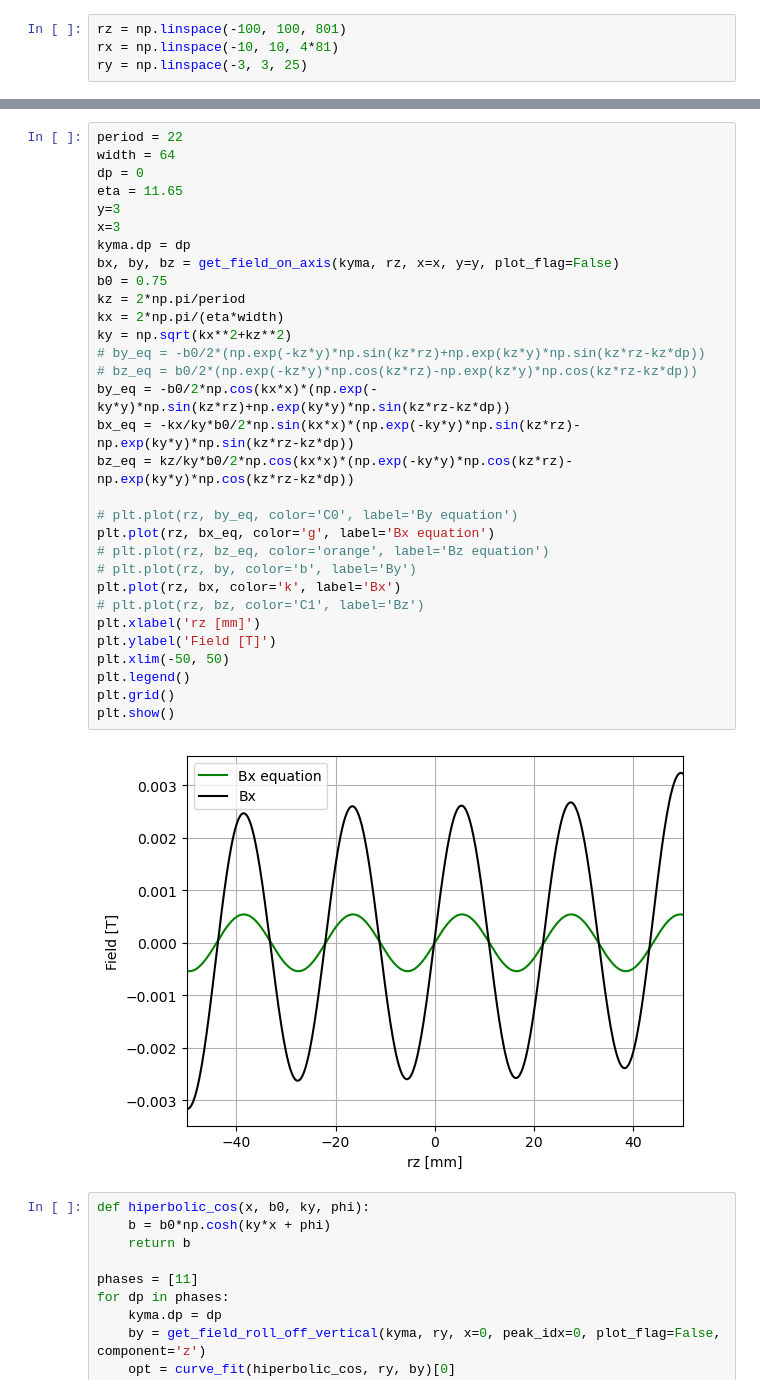
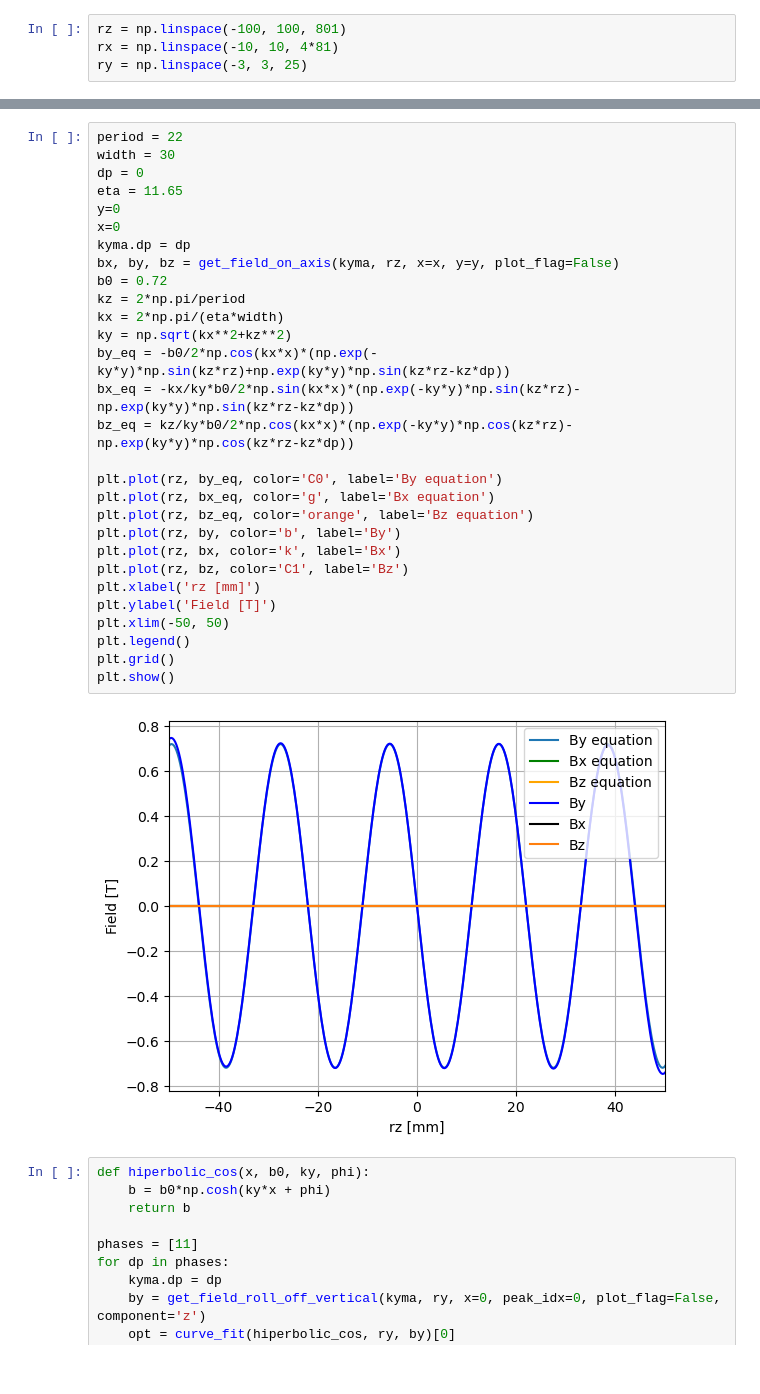
Before and after one commit to lnls-fac/idanalysis-old, a Jupyter notebook: scripts/ids_tests/Roll-off_tests.ipynb, the cells around one changed output, grey strips where cells are left out. Saved outputs shown, nothing was run; the diff lists cells and outputs as text.

```diff
--- a/scripts/ids_tests/Roll-off_tests.ipynb
+++ b/scripts/ids_tests/Roll-off_tests.ipynb
@@ -155,36 +155,34 @@ plt.show()
 # %%
 period = 22
-width = 64
+width = 30
 dp = 0
 eta = 11.65
-y=3
-x=3
+y=0
+x=0
 kyma.dp = dp
 bx, by, bz = get_field_on_axis(kyma, rz, x=x, y=y, plot_flag=False)
-b0 = 0.75
+b0 = 0.72
 kz = 2*np.pi/period
 kx = 2*np.pi/(eta*width)
 ky = np.sqrt(kx**2+kz**2)
-# by_eq = -b0/2*(np.exp(-kz*y)*np.sin(kz*rz)+np.exp(kz*y)*np.sin(kz*rz-kz*dp))
-# bz_eq = b0/2*(np.exp(-kz*y)*np.cos(kz*rz)-np.exp(kz*y)*np.cos(kz*rz-kz*dp))
 by_eq = -b0/2*np.cos(kx*x)*(np.exp(-ky*y)*np.sin(kz*rz)+np.exp(ky*y)*np.sin(kz*rz-kz*dp))
 bx_eq = -kx/ky*b0/2*np.sin(kx*x)*(np.exp(-ky*y)*np.sin(kz*rz)-np.exp(ky*y)*np.sin(kz*rz-kz*dp))
 bz_eq = kz/ky*b0/2*np.cos(kx*x)*(np.exp(-ky*y)*np.cos(kz*rz)-np.exp(ky*y)*np.cos(kz*rz-kz*dp))
 
-# plt.plot(rz, by_eq, color='C0', label='By equation')
+plt.plot(rz, by_eq, color='C0', label='By equation')
 plt.plot(rz, bx_eq, color='g', label='Bx equation')
-# plt.plot(rz, bz_eq, color='orange', label='Bz equation')
-# plt.plot(rz, by, color='b', label='By')
+plt.plot(rz, bz_eq, color='orange', label='Bz equation')
+plt.plot(rz, by, color='b', label='By')
 plt.plot(rz, bx, color='k', label='Bx')
-# plt.plot(rz, bz, color='C1', label='Bz')
+plt.plot(rz, bz, color='C1', label='Bz')
 plt.xlabel('rz [mm]')
 plt.ylabel('Field [T]')
 plt.xlim(-50, 50)
 plt.legend()
 plt.grid()
 plt.show()
 # %% [output]
-[figure, old version]
+[figure, new version]
 # %%
 def hiperbolic_cos(x, b0, ky, phi):
     b = b0*np.cosh(ky*x + phi)
```
Also changed, not shown: parts of 4 cells of this notebook.
